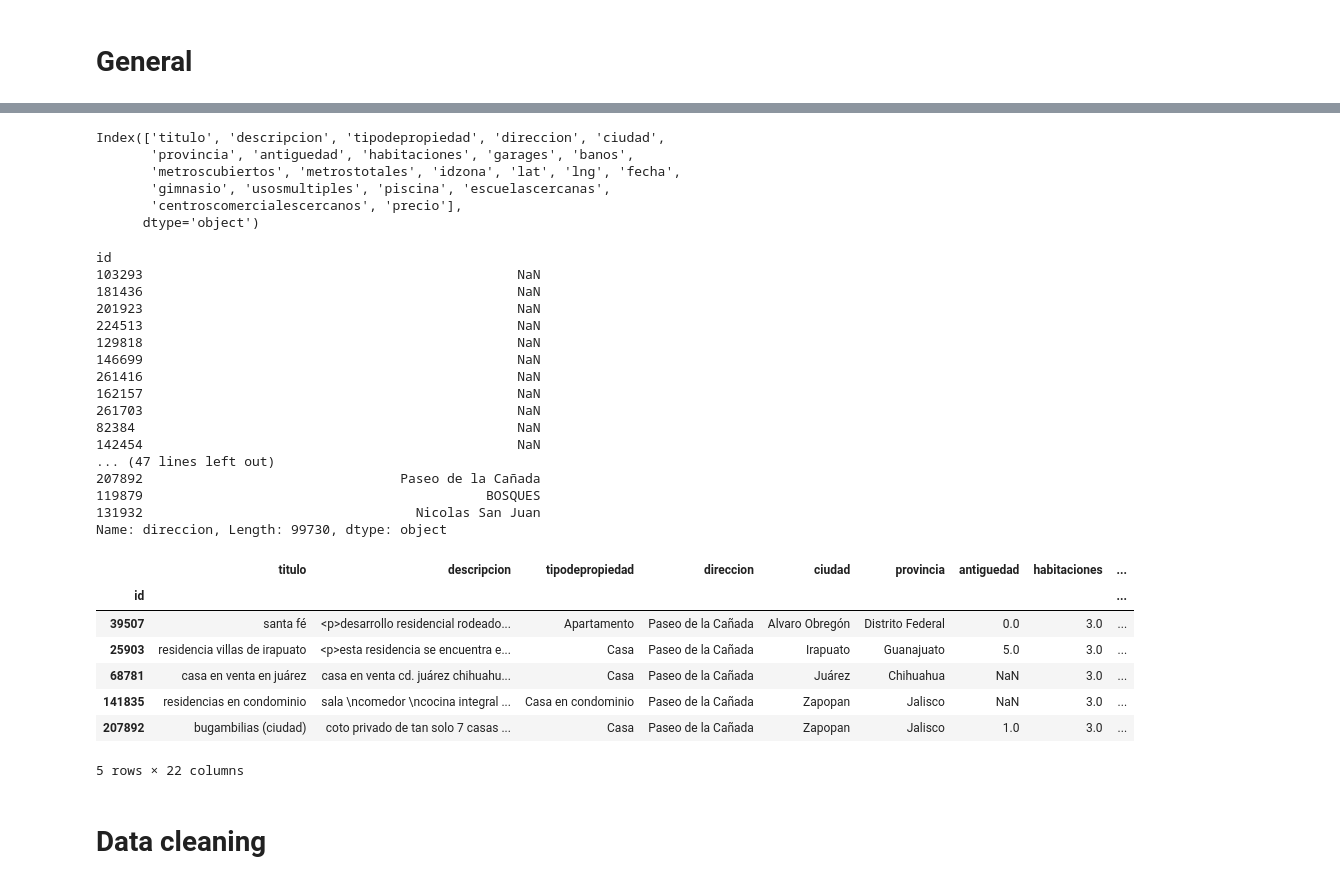
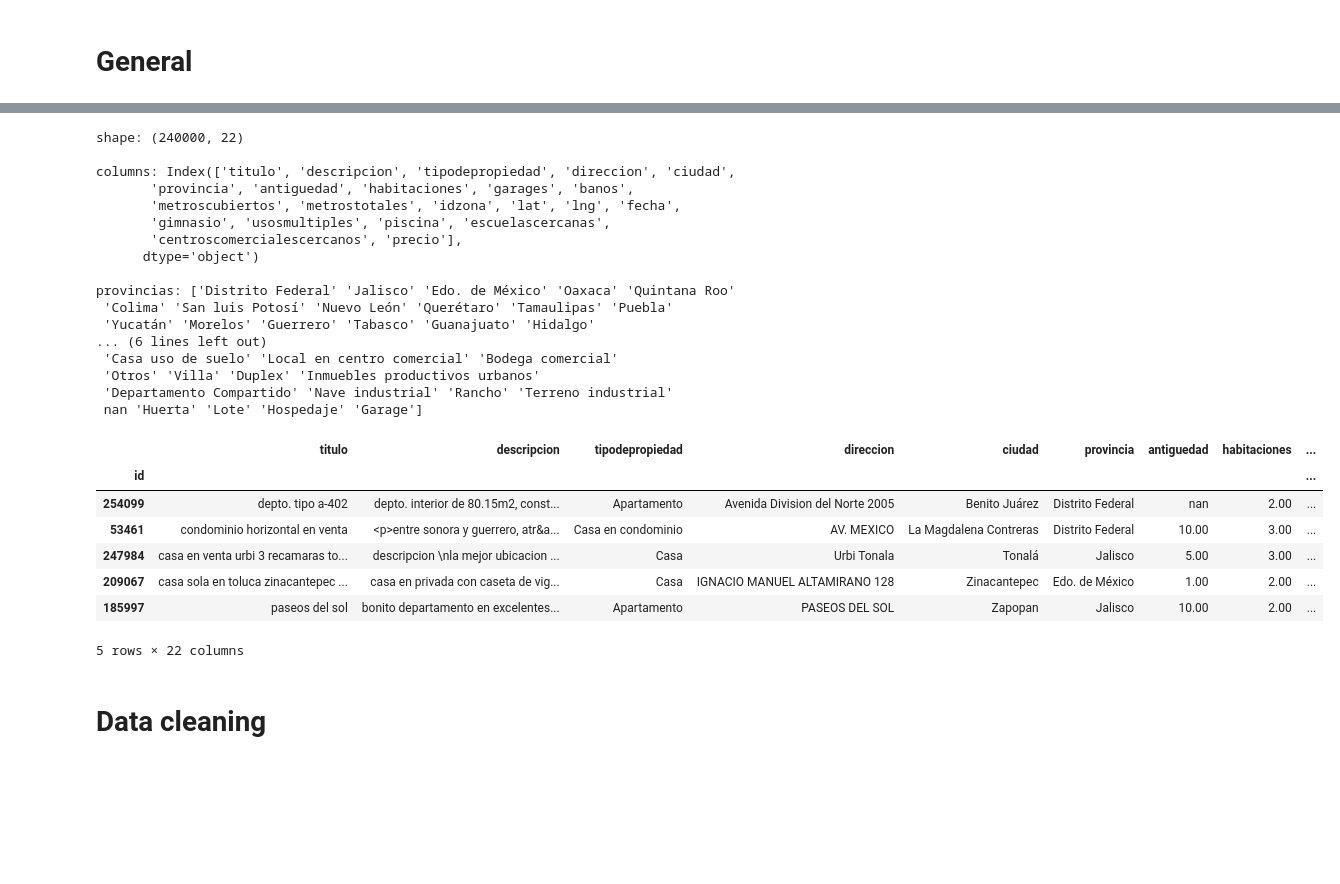
Before and after one commit to nbuzzano/7506-zonaprop, a Jupyter notebook: zonaprop-data-analysis.ipynb, the cells around one changed output, grey strips where cells are left out. Saved outputs shown, nothing was run; the diff lists cells and outputs as text; code cells hidden in the pictures; blank space fills up the shorter version.

```diff
--- a/zonaprop-data-analysis.ipynb
+++ b/zonaprop-data-analysis.ipynb
@@ -22,44 +20,38 @@ TypeError: 'int' object is not callable
-# %%
-df.columns
-# %% [output]
-Index(['titulo', 'descripcion', 'tipodepropiedad', 'direccion', 'ciudad',
-       'provincia', 'antiguedad', 'habitaciones', 'garages', 'banos',
-       'metroscubiertos', 'metrostotales', 'idzona', 'lat', 'lng', 'fecha',
-       'gimnasio', 'usosmultiples', 'piscina', 'escuelascercanas',
-       'centroscomercialescercanos', 'precio'],
-      dtype='object')
-# %%
-#averiguo duplicados de 'direccion'
-df.loc[df['direccion'].duplicated()]['direccion']
-# %% [output]
-id
-103293                                                NaN
-181436                                                NaN
-201923                                                NaN
-224513                                                NaN
-129818                                                NaN
-146699                                                NaN
-261416                                                NaN
-162157                                                NaN
-261703                                                NaN
-82384                                                 NaN
-142454                                                NaN
-... (47 lines left out)
-207892                                 Paseo de la Cañada
-119879                                            BOSQUES
-131932                                   Nicolas San Juan
-Name: direccion, Length: 99730, dtype: object
-# %%
-#busco las rows de uno de los duplicados
-df.loc[df['direccion'] == 'Paseo de la Cañada']
-# %% [output]
-|  | titulo | descripcion | tipodepropiedad | direccion | ciudad | provincia | antiguedad | habitaciones | ... |
-| id |  |  |  |  |  |  |  |  | ... |
-| 39507 | santa fé | <p>desarrollo residencial rodeado... | Apartamento | Paseo de la Cañada | Alvaro Obregón | Distrito Federal | 0.0 | 3.0 | ... |
-| 25903 | residencia villas de irapuato | <p>esta residencia se encuentra e... | Casa | Paseo de la Cañada | Irapuato | Guanajuato | 5.0 | 3.0 | ... |
-| 68781 | casa en venta en juárez | casa en venta cd. juárez chihuahu... | Casa | Paseo de la Cañada | Juárez | Chihuahua | NaN | 3.0 | ... |
-| 141835 | residencias en condominio | sala \ncomedor \ncocina integral ... | Casa en condominio | Paseo de la Cañada | Zapopan | Jalisco | NaN | 3.0 | ... |
-| 207892 | bugambilias (ciudad) | coto privado de tan solo 7 casas ... | Casa | Paseo de la Cañada | Zapopan | Jalisco | 1.0 | 3.0 | ... |
-5 rows × 22 columns
+# %%
+#chequeo info general.
+print("shape:", df.shape)
+print()
+print("columns:", df.columns)
+print()
+print(f"provincias: {df.provincia.unique()}")
+print()
+print(f"tipodepropiedad: {df.tipodepropiedad.unique()}")
+df.head()
+# %% [output]
+shape: (240000, 22)
+
+columns: Index(['titulo', 'descripcion', 'tipodepropiedad', 'direccion', 'ciudad',
+       'provincia', 'antiguedad', 'habitaciones', 'garages', 'banos',
+       'metroscubiertos', 'metrostotales', 'idzona', 'lat', 'lng', 'fecha',
+       'gimnasio', 'usosmultiples', 'piscina', 'escuelascercanas',
+       'centroscomercialescercanos', 'precio'],
+      dtype='object')
+
+provincias: ['Distrito Federal' 'Jalisco' 'Edo. de México' 'Oaxaca' 'Quintana Roo'
+ 'Colima' 'San luis Potosí' 'Nuevo León' 'Querétaro' 'Tamaulipas' 'Puebla'
+ 'Yucatán' 'Morelos' 'Guerrero' 'Tabasco' 'Guanajuato' 'Hidalgo'
+... (6 lines left out)
+ 'Casa uso de suelo' 'Local en centro comercial' 'Bodega comercial'
+ 'Otros' 'Villa' 'Duplex' 'Inmuebles productivos urbanos'
+ 'Departamento Compartido' 'Nave industrial' 'Rancho' 'Terreno industrial'
+ nan 'Huerta' 'Lote' 'Hospedaje' 'Garage']
+|  | titulo | descripcion | tipodepropiedad | direccion | ciudad | provincia | antiguedad | habitaciones | ... |
+| id |  |  |  |  |  |  |  |  | ... |
+| 254099 | depto. tipo a-402 | depto. interior de 80.15m2, const... | Apartamento | Avenida Division del Norte 2005 | Benito Juárez | Distrito Federal | nan | 2.00 | ... |
+| 53461 | condominio horizontal en venta | <p>entre sonora y guerrero, atr&a... | Casa en condominio | AV. MEXICO | La Magdalena Contreras | Distrito Federal | 10.00 | 3.00 | ... |
+| 247984 | casa en venta urbi 3 recamaras to... | descripcion \nla mejor ubicacion ... | Casa | Urbi Tonala | Tonalá | Jalisco | 5.00 | 3.00 | ... |
+| 209067 | casa sola en toluca zinacantepec ... | casa en privada con caseta de vig... | Casa | IGNACIO MANUEL ALTAMIRANO 128 | Zinacantepec | Edo. de México | 1.00 | 2.00 | ... |
+| 185997 | paseos del sol | bonito departamento en excelentes... | Apartamento | PASEOS DEL SOL | Zapopan | Jalisco | 10.00 | 2.00 | ... |
+5 rows × 22 columns
 # %% [markdown]
 # Data cleaning
```
Also changed, not shown: parts of 13 cells of this notebook.
